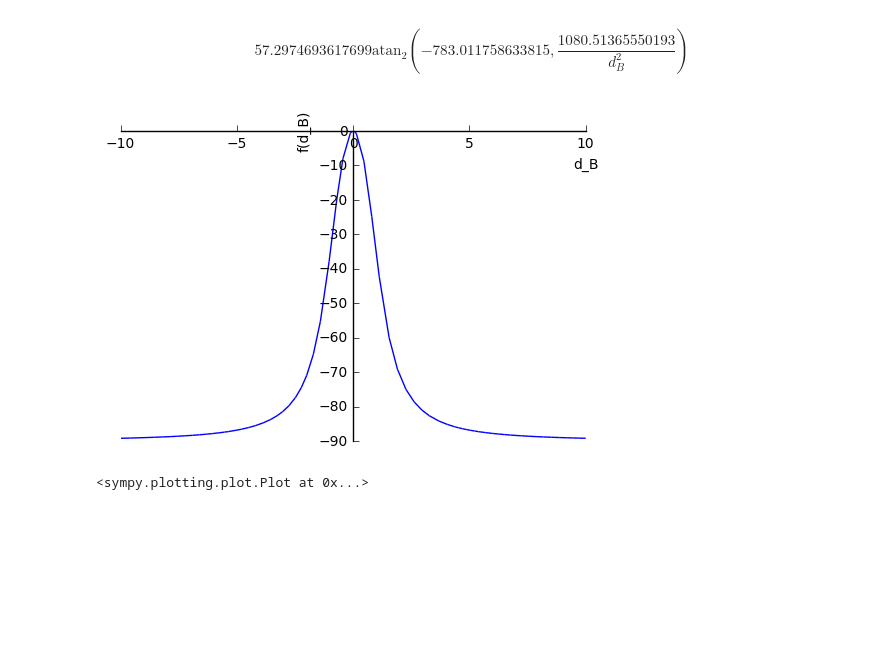
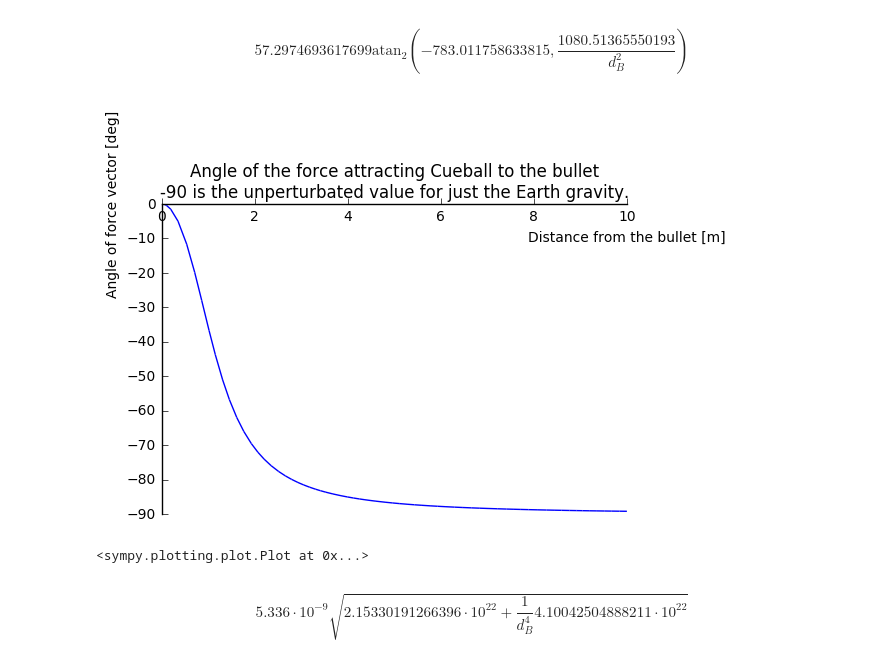
Before and after one commit to alessandro-gentilini/alessandro-gentilini.github.io, a Jupyter notebook: neutron-bullet/neutron-bullett-from-the-book-what-if-by-randall-munroe.ipynb, the cells around one changed output. Saved outputs shown, nothing was run; the diff lists cells and outputs as text; code cells hidden in the pictures; blank space fills up the shorter version.

Commit message:
Try to get prettier plots.

```diff
--- a/neutron-bullet/neutron-bullett-from-the-book-what-if-by-randall-munroe.ipynb
+++ b/neutron-bullet/neutron-bullett-from-the-book-what-if-by-randall-munroe.ipynb
@@ -67,8 +68,12 @@ $$2.02495062875e+11$$
 a()
 # %% [output]
 $$57.2974693617699 \operatorname{atan_{2}}{\left (-783.011758633815,\frac{1080.51365550193}{d_{B}^{2}} \right )}$$
-# %%
-plot(a())
-# %% [output]
-[figure, removed]
-<sympy.plotting.plot.Plot at 0x...>
+# %%
+plot(a(),(d_B,0,10),xlabel='Distance from the bullet [m]',ylabel='Angle of force vector [deg]',axis_center=(0,0),title='Angle of the force attracting Cueball to the bullet\n-90 is the unperturbated value for just the Earth gravity.')
+# %% [output]
+[figure, added]
+<sympy.plotting.plot.Plot at 0x...>
+# %%
+mag()
+# %% [output]
+$$5.336 \cdot 10^{-9} \sqrt{2.15330191266396 \cdot 10^{22} + \frac{1}{d_{B}^{4}} 4.10042504888211 \cdot 10^{22}}$$
```
Also changed, not shown: parts of 4 cells of this notebook.
